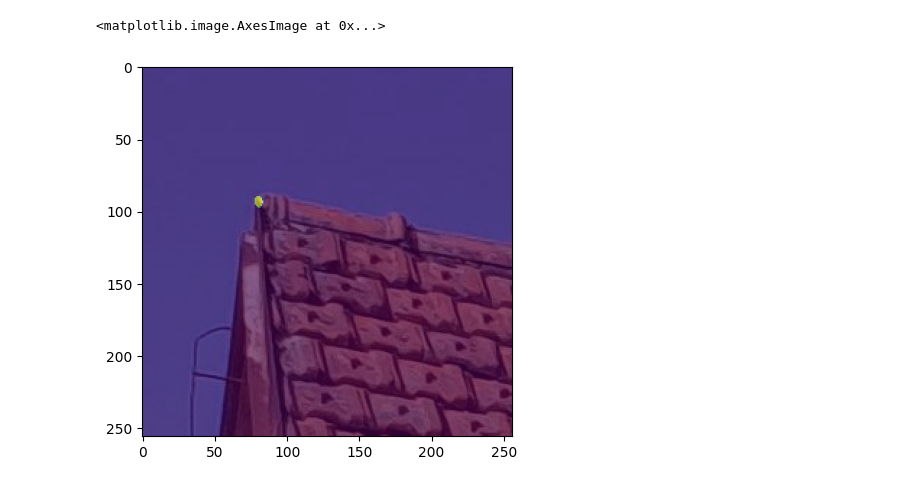
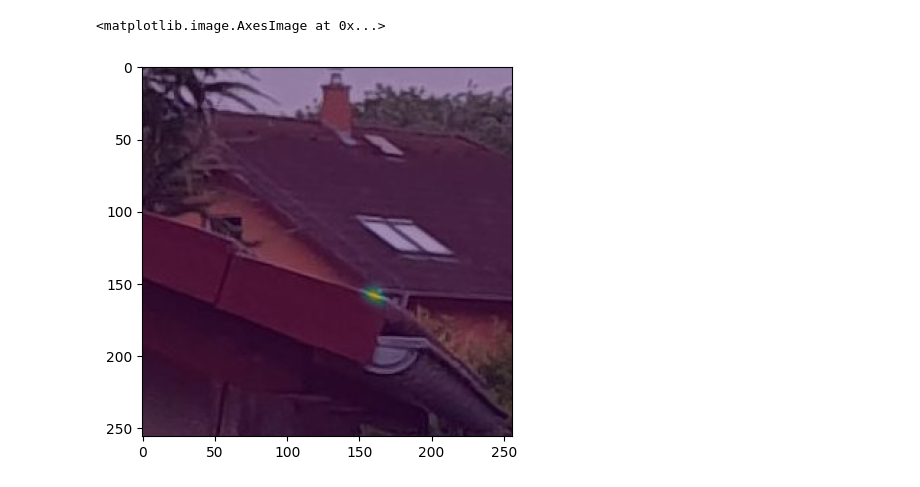
Before and after one commit to ondini/buildseg, a Jupyter notebook: demos/vis.ipynb, the cells around one changed output. Cells and saved outputs as stored; diff of their text form; code cells hidden in the pictures.

```diff
--- a/demos/vis.ipynb
+++ b/demos/vis.ipynb
@@ -116,4 +238,0 @@ import models
-# %%
-ckpt = torch.load('/home/kafkaon1/Dev/out/train/SolAR_KPdet/0319_062836/best_ckpt_ep8.pth', map_location='cuda:1')
-model = models.MaxVitUnet()
-model.load_state_dict(ckpt['state_dict'])
@@ -131,5 +248,10 @@ config = ConfigParser(config, None)
 
 train_loader = config.init_obj('train_data_loader', data_module)
 valid_loader = config.init_obj('val_data_loader', data_module)
+# %%
+ID = 12
 # %%
-tst = valid_loader.dataset[0][0].unsqueeze(0)
+tst = valid_loader.dataset[ID][0].unsqueeze(0)
+out = model(tst)
+out = torch.sigmoid(out)
+out.max()
@@ -144,6 +260,7 @@ out = torch.sigmoid(out)
 # %%
-plt.imshow(valid_loader.dataset[0][0].permute(1,2,0).detach().cpu().numpy())
-plt.imshow(out[0, 0].detach().cpu().numpy()>0.6, alpha = 0.6)
+plt.imshow(valid_loader.dataset[ID][0].permute(1,2,0).detach().cpu().numpy())
+#plt.imshow(valid_loader.dataset[ID][1][0].detach().cpu().numpy(), alpha = 0.4)
+plt.imshow(out[0, 0].detach().cpu().numpy(), alpha = 0.4)
 # %% [output]
 <matplotlib.image.AxesImage at 0x...>
-[figure, old version]
+[figure, new version]
```
Also changed, not shown: parts of 24 cells of this notebook, 13 other files.
